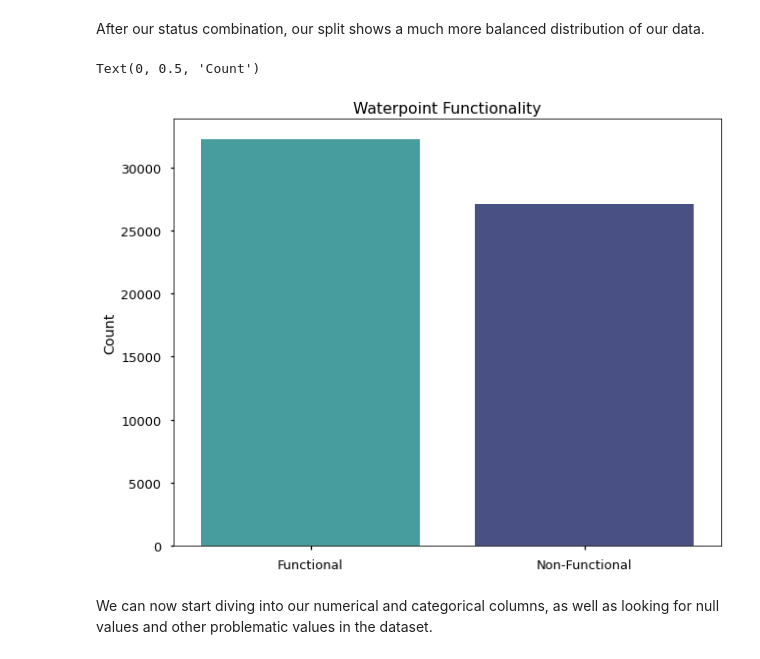
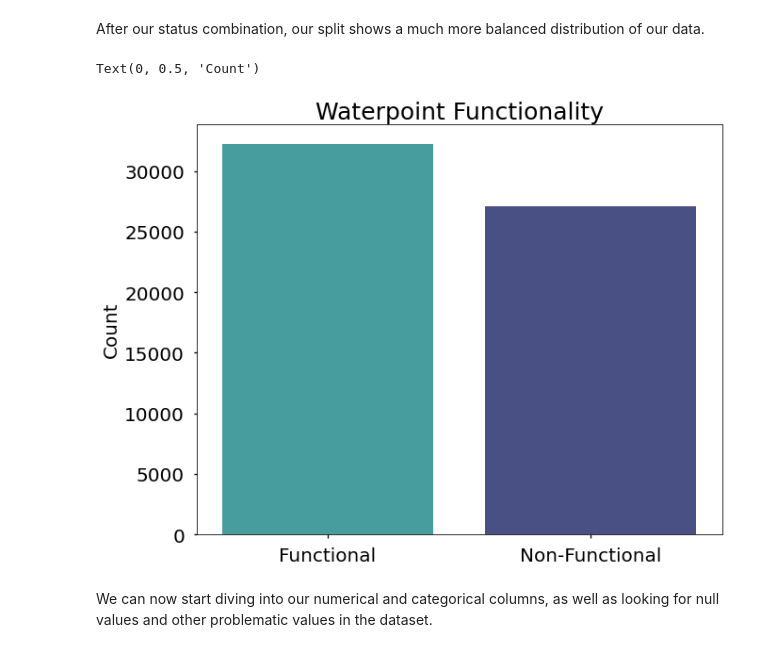
Before and after one commit to NicholasIndorf/TanzanianWaterWells, a Jupyter notebook: notebooks/Nick/Data-Cleaning.ipynb, the cells around one changed output. Drawn from its saved outputs; the diff is of its cells as text; code cells hidden in the pictures.

Commit message:
waterpoint graph

```diff
--- a/notebooks/Nick/Data-Cleaning.ipynb
+++ b/notebooks/Nick/Data-Cleaning.ipynb
@@ -62,19 +62,19 @@ After our status combination, our split shows a much more balanced distribution
 # %%
 # Visualizing our breakdown
 
 fig, ax = plt.subplots(figsize=(10,8))
 plt.style.use('seaborn-talk')
 palette = sns.color_palette("mako", n_colors = 2)
 palette.reverse()
 sns.barplot(x=df['status_group'].value_counts().index, y=df['status_group'].value_counts(),
            palette=palette)
-ax.set_title('Waterpoint Functionality')
-# ax.set_xlabel('Functional vs. Non-Functional')
-ax.set_xticklabels(['Functional', 'Non-Functional'])
-ax.set_ylabel('Count')
+ax.set_title('Waterpoint Functionality', fontsize=25)
+ax.set_xticklabels(['Functional', 'Non-Functional'], fontsize=20)
+ax.tick_params(axis='y', labelsize=20)
+ax.set_ylabel('Count', fontsize=20)
 # %% [output]
 Text(0, 0.5, 'Count')
-[figure, old version]
+[figure, new version]
 # %% [markdown]
 We can now start diving into our numerical and categorical columns, as well as looking for null values and other problematic values in the dataset.
 # %%
```
